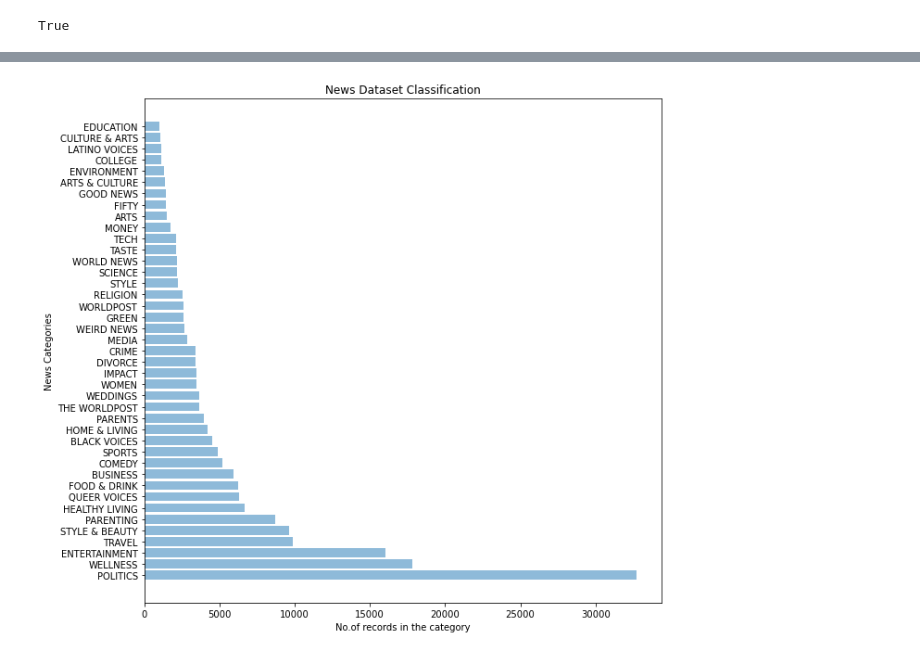
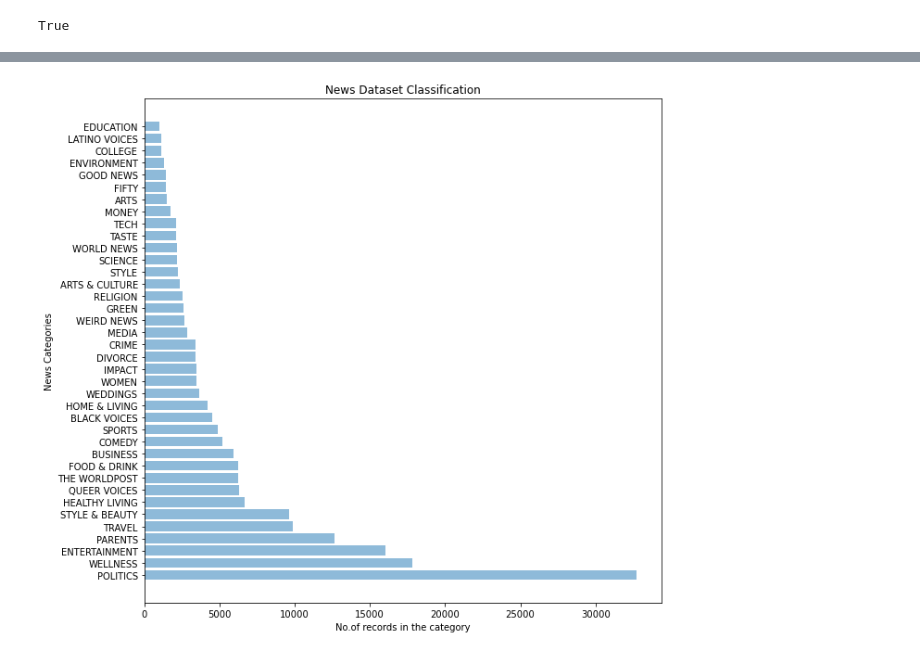
Before and after one commit to dj1095/naive-bayes-classifier, a Jupyter notebook: naive-bayes-classifier.ipynb, the cells around one changed output, grey strips where cells are left out. Drawn from its saved outputs; the diff is of its cells as text; code cells hidden in the pictures.

```diff
--- a/naive-bayes-classifier.ipynb
+++ b/naive-bayes-classifier.ipynb
@@ -114,10 +141,11 @@ def print_top_words(word_frequency_dict,categories):
 # %%
-# Load the original dataset and do data preprocessing.
+# Load the original dataset into dictionary and  data preprocessing.
 dataset = []
 categories = []
 stop_words= set(stopwords.words('english'))
 with open('data/News_Category_Dataset_v2.json') as data:
     for line_num,file_text in enumerate(data,start=0):
+        file_text = file_text.replace('"category": "CULTURE & ARTS",','"category": "ARTS & CULTURE",',1).replace('"category": "WORLDPOST",','"category": "THE WORLDPOST",',1).replace('"category": "PARENTING",','"category": "PARENTS",',1)
         record = json.loads(file_text)
         processed_record = {"category":record['category'],"headline":record['headline'].lower()}
         dataset.append(processed_record)
@@ -142,0 +160,4 @@ df.head()
+# %%
+#Data After Preprocessing
+df2 = pd.DataFrame(dataset)
+df2.head()
@@ -143,16 +171,15 @@ df.head()
 # %%
 # plot the data distribution of all news categories in the dataset
-#df.loc[:,'category'].value_counts() #to check the no of records in each category
 fig, ax = plt.subplots()
 fig.set_figheight(10)
 fig.set_figwidth(10)
-ax.barh(df.loc[:,'category'].value_counts().keys(),df.loc[:,'category'].value_counts().values, alpha=0.5)
+ax.barh(df2.loc[:,'category'].value_counts().keys(),df2.loc[:,'category'].value_counts().values, alpha=0.5)
 ax.set_ylabel("News Categories")
 ax.set_xlabel('No.of records in the category')
 ax.set_title('News Dataset Classification')
 plt.show()
 # %% [output]
-[figure, old version]
+[figure, new version]
 # %%
 #Divide the dataset into train and test data
 k_fold =5
```
Also changed, not shown: parts of 12 cells of this notebook.
